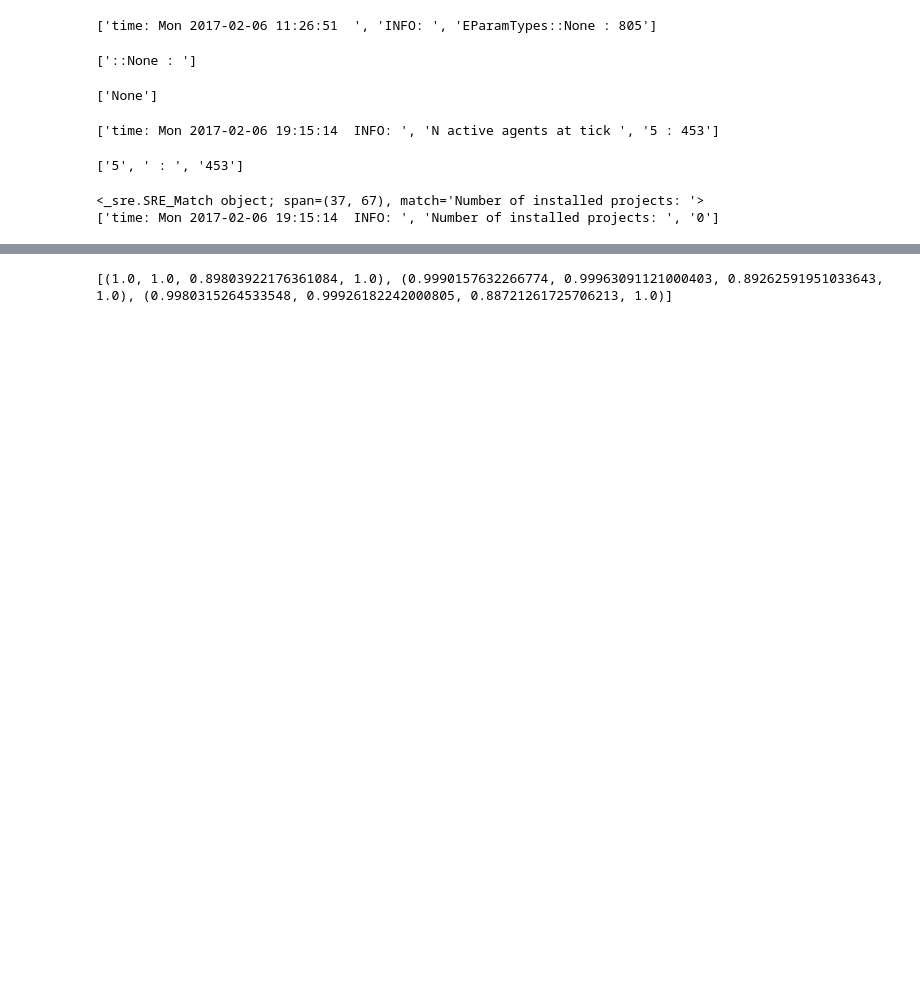
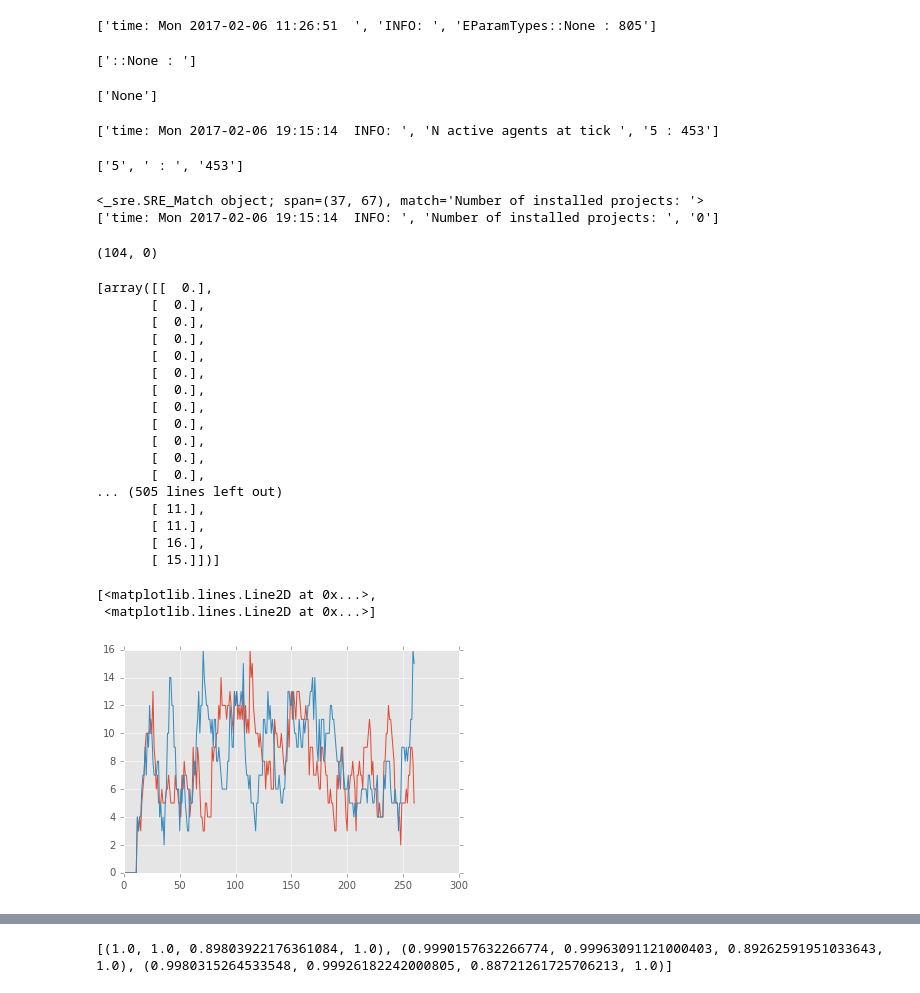
Before and after one commit to wilfeli/solar-model, a Jupyter notebook: Model/ABM-base-model-results-v1.ipynb, the cells around one changed output, grey strips where cells are left out. Saved outputs shown, nothing was run; the diff lists cells and outputs as text; code cells hidden in the pictures; blank space fills up the shorter version.

```diff
--- a/Model/ABM-base-model-results-v1.ipynb
+++ b/Model/ABM-base-model-results-v1.ipynb
@@ -155,6 +177,12 @@ file = files[0]
 data_v1 = []
 read_data_from_log(file, data_v1)
 data_subset_v1 = get_subset_data(data_v1)
+# %%
+adjustments = read_error_data_from_log(file, [])
+
+print(adjustments)
+# %% [output]
+(104, 0)
 # %%
 test_mode = 'BaseModel'
 data_mode = 'Logs'
@@ -188,8 +216,29 @@ df_v2.index.name = 'tick'
 # %%
 columns = ['EParamTypes::HOStateDroppedOutNCDecStage']
 data_ = [df_v1[columns].values, df_v2[columns].values]
 index_ = df_v1[columns].index.values
 print(data_)
-plt.plot(data_)
+plt.plot(df_v1[columns].index.values, df_v1[columns].values, df_v1[columns].index.values, df_v2[columns].values)
+# %% [output]
+[array([[  0.],
+       [  0.],
+       [  0.],
+       [  0.],
+       [  0.],
+       [  0.],
+       [  0.],
+       [  0.],
+       [  0.],
+       [  0.],
+       [  0.],
+       [  0.],
+... (505 lines left out)
+       [ 11.],
+       [ 11.],
+       [ 16.],
+       [ 15.]])]
+[<matplotlib.lines.Line2D at 0x...>,
+ <matplotlib.lines.Line2D at 0x...>]
+[figure, added]
 # %%
 df_v1[columns].index.values
```
Also changed, not shown: parts of 37 cells of this notebook, 13 other files.
